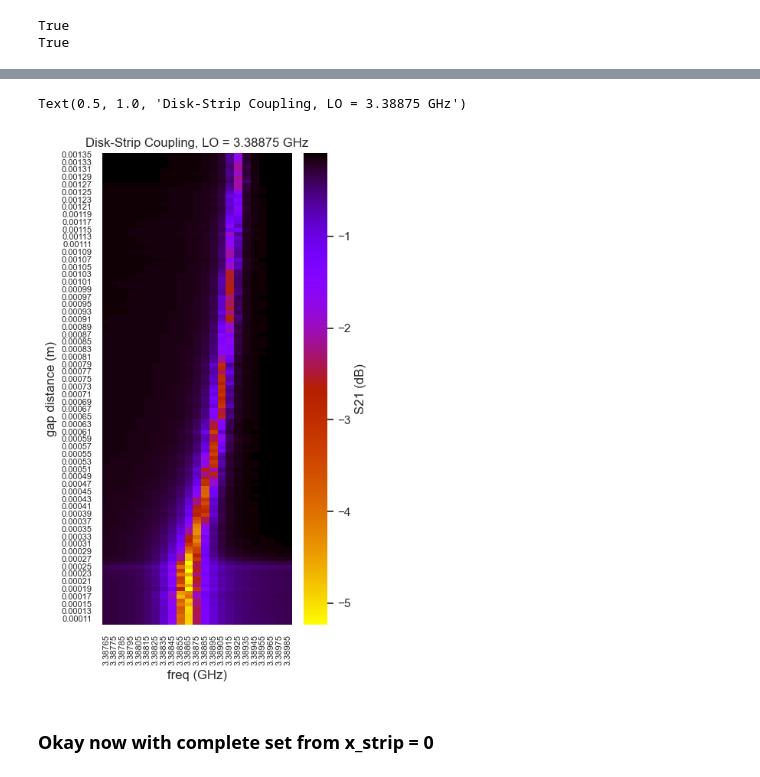
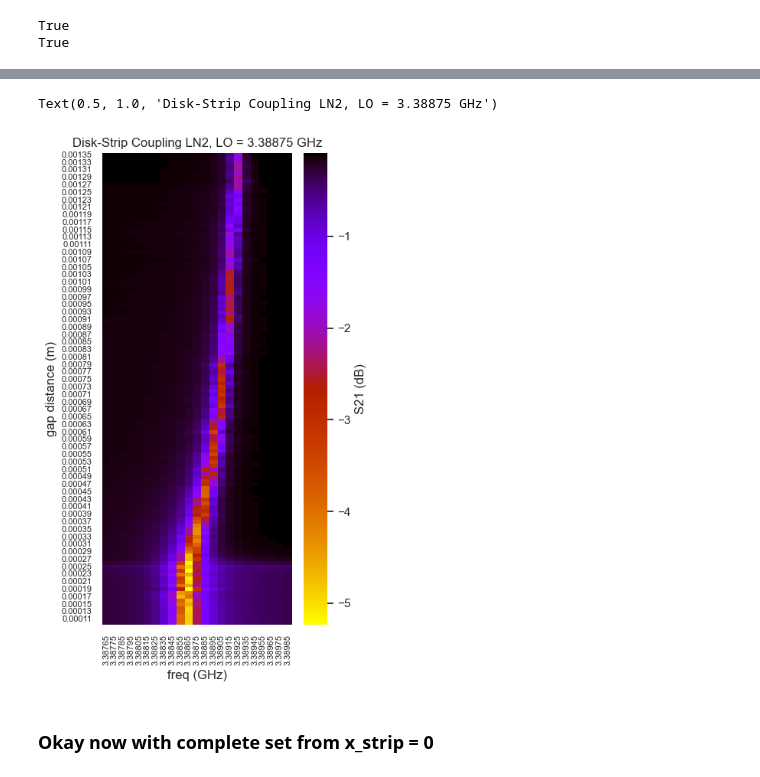
Before and after one commit to leay01/whispering_gallery_MAIN, a Jupyter notebook: wgm_code/COMSOL_analysis/WGM_LN2.ipynb, the cells around one changed output, grey strips where cells are left out. Drawn from its saved outputs; the diff is of its cells as text; code cells hidden in the pictures.

```diff
--- a/wgm_code/COMSOL_analysis/WGM_LN2.ipynb
+++ b/wgm_code/COMSOL_analysis/WGM_LN2.ipynb
@@ -467,21 +474,21 @@ map_setup_all = all_so_far.pivot_table(index='% x_strip (m)', columns='freq (GHz
 # %%
 plt.figure(figsize=(4, 8))
 
 # Make heatmap
 sns.heatmap(
     map_setup_all,
     cmap='gnuplot_r',      # or 'coolwarm', 'plasma', etc.
     cbar_kws={'label': 'S21 (dB)'},
     xticklabels=1,      # Control how many frequency ticks to show
     yticklabels=2,      # Control how many x_strip ticks to show
 )
 
 plt.tick_params(axis='both', labelsize=8)
 plt.ylabel('gap distance (m)')
-plt.title('Disk-Strip Coupling, LO = 3.38875 GHz')
+plt.title('Disk-Strip Coupling LN2, LO = 3.38875 GHz')
 # %% [output]
-Text(0.5, 1.0, 'Disk-Strip Coupling, LO = 3.38875 GHz')
+Text(0.5, 1.0, 'Disk-Strip Coupling LN2, LO = 3.38875 GHz')
-[figure, old version]
+[figure, new version]
 # %% [markdown]
 ### Okay now with complete set from x_strip = 0
 # %%
```
Also changed, not shown: parts of 3 cells of this notebook, 10 other files.
